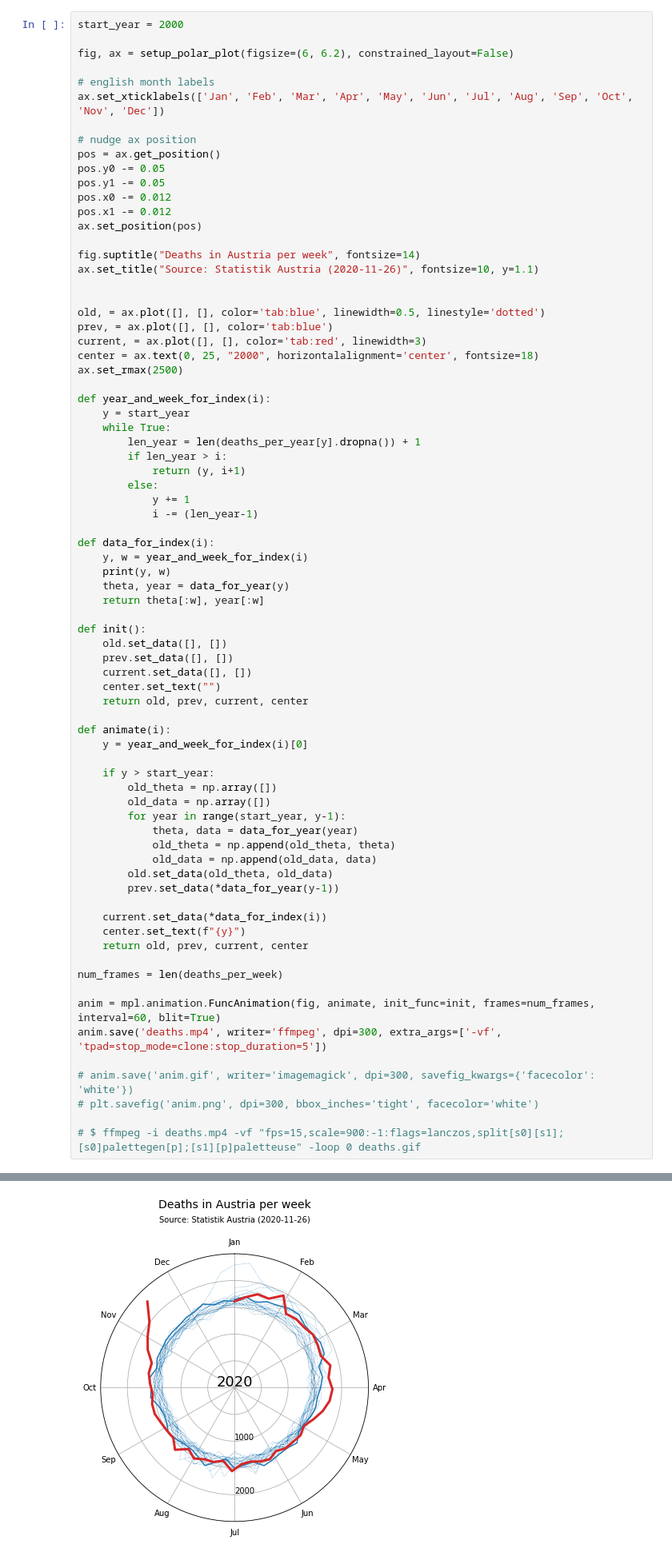
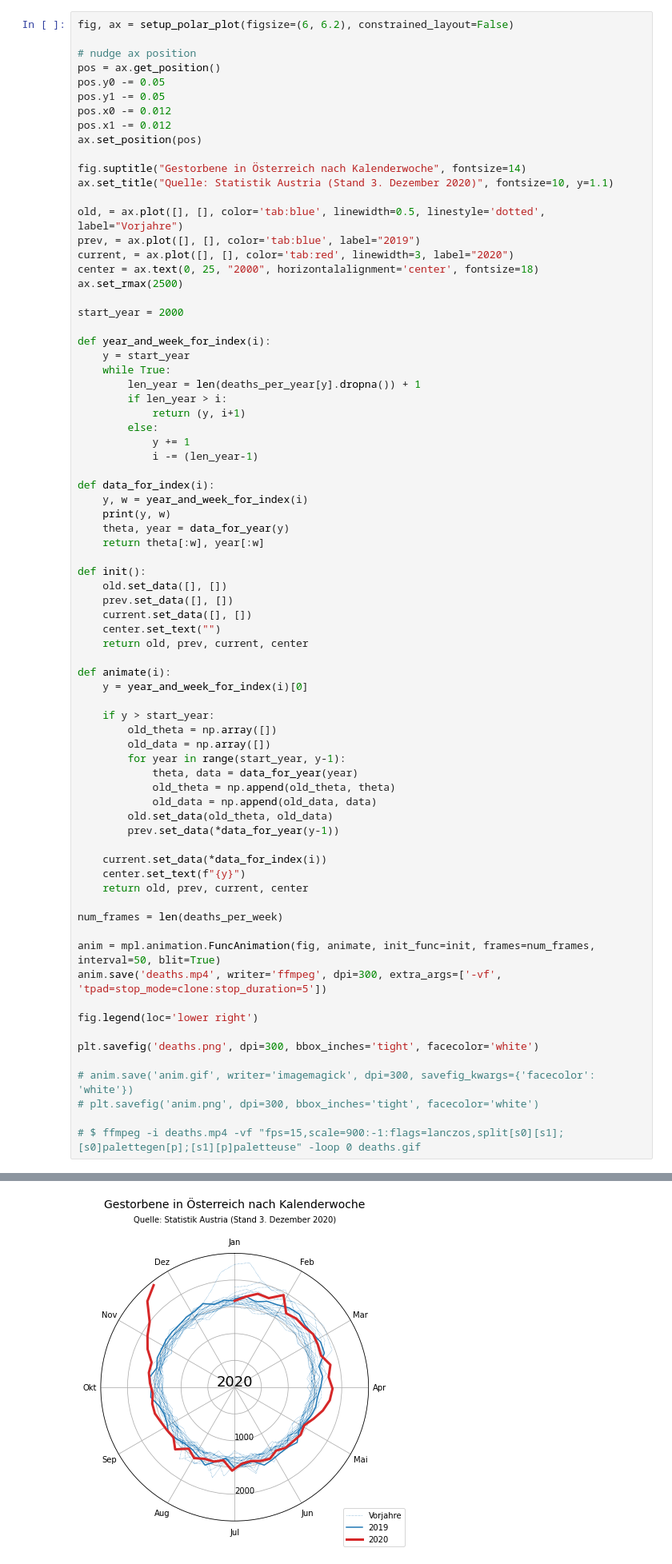
Before and after one commit to attoPascal/statistik-austria-sterblichkeit, a Jupyter notebook: sterblichkeit.ipynb, the cells around one changed output, grey strips where cells are left out. Shown: that part at 80% size. Saved outputs shown, nothing was run; the diff lists cells and outputs as text.

```diff
--- a/sterblichkeit.ipynb
+++ b/sterblichkeit.ipynb
@@ -176,10 +176,5 @@ plt.savefig('median.png', dpi=300, bbox_inches='tight', facecolor='white')
 # %%
-start_year = 2000
-
 fig, ax = setup_polar_plot(figsize=(6, 6.2), constrained_layout=False)
-
-# english month labels
-ax.set_xticklabels(['Jan', 'Feb', 'Mar', 'Apr', 'May', 'Jun', 'Jul', 'Aug', 'Sep', 'Oct', 'Nov', 'Dec'])
 
 # nudge ax position
 pos = ax.get_position()
@@ -189,15 +184,16 @@ pos.x0 -= 0.012
 pos.x1 -= 0.012
 ax.set_position(pos)
 
-fig.suptitle("Deaths in Austria per week", fontsize=14)
-ax.set_title("Source: Statistik Austria (2020-11-26)", fontsize=10, y=1.1)
+fig.suptitle("Gestorbene in Österreich nach Kalenderwoche", fontsize=14)
+ax.set_title("Quelle: Statistik Austria (Stand 3. Dezember 2020)", fontsize=10, y=1.1)
 
-
-old, = ax.plot([], [], color='tab:blue', linewidth=0.5, linestyle='dotted')
-prev, = ax.plot([], [], color='tab:blue')
-current, = ax.plot([], [], color='tab:red', linewidth=3)
+old, = ax.plot([], [], color='tab:blue', linewidth=0.5, linestyle='dotted', label="Vorjahre")
+prev, = ax.plot([], [], color='tab:blue', label="2019")
+current, = ax.plot([], [], color='tab:red', linewidth=3, label="2020")
 center = ax.text(0, 25, "2000", horizontalalignment='center', fontsize=18)
 ax.set_rmax(2500)
+
+start_year = 2000
 
 def year_and_week_for_index(i):
     y = start_year
@@ -241,8 +237,12 @@ def animate(i):
 
 num_frames = len(deaths_per_week)
 
-anim = mpl.animation.FuncAnimation(fig, animate, init_func=init, frames=num_frames, interval=60, blit=True)
+anim = mpl.animation.FuncAnimation(fig, animate, init_func=init, frames=num_frames, interval=50, blit=True)
 anim.save('deaths.mp4', writer='ffmpeg', dpi=300, extra_args=['-vf', 'tpad=stop_mode=clone:stop_duration=5'])
+
+fig.legend(loc='lower right')
+
+plt.savefig('deaths.png', dpi=300, bbox_inches='tight', facecolor='white')
 
 # anim.save('anim.gif', writer='imagemagick', dpi=300, savefig_kwargs={'facecolor': 'white'})
 # plt.savefig('anim.png', dpi=300, bbox_inches='tight', facecolor='white')
@@ -269 +269 @@ anim.save('deaths.mp4', writer='ffmpeg', dpi=300, extra_args=['-vf', 'tpad=stop_
-[figure, old version]
+[figure, new version]
```
Also changed, not shown: parts of 5 cells of this notebook, 5 other files.
